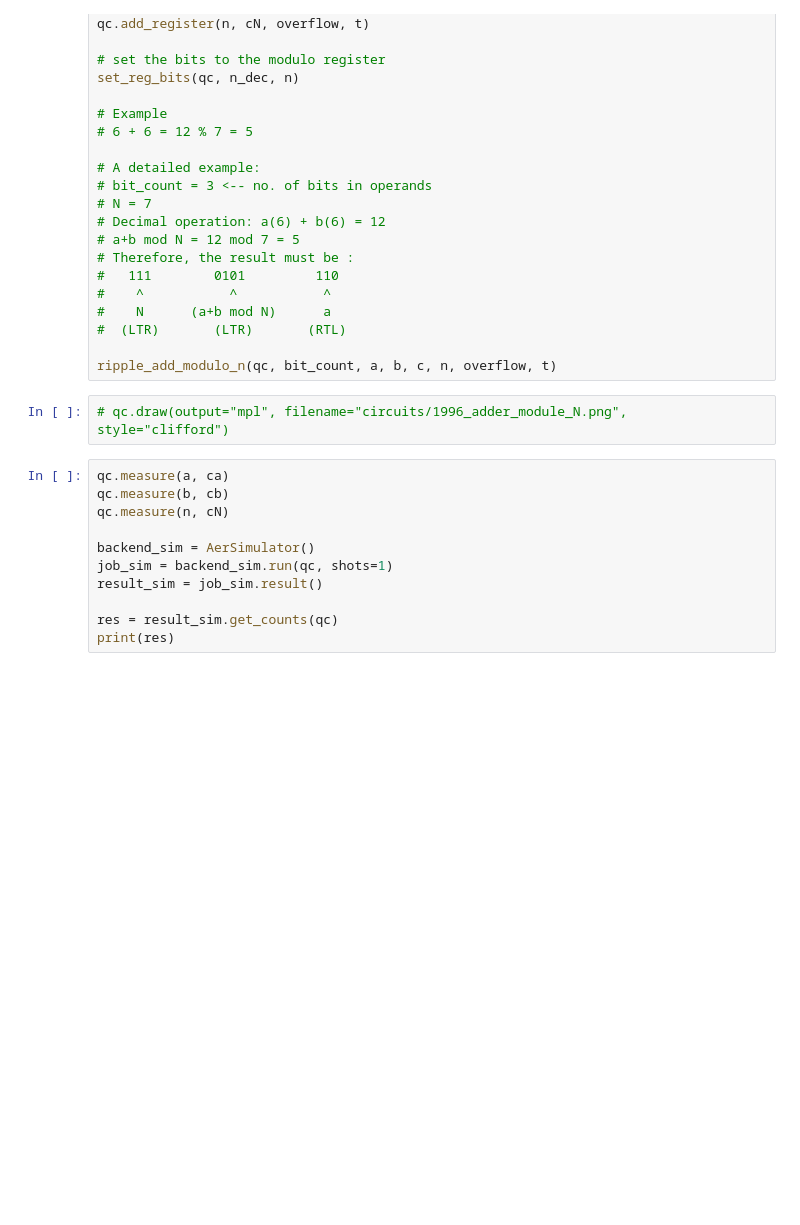
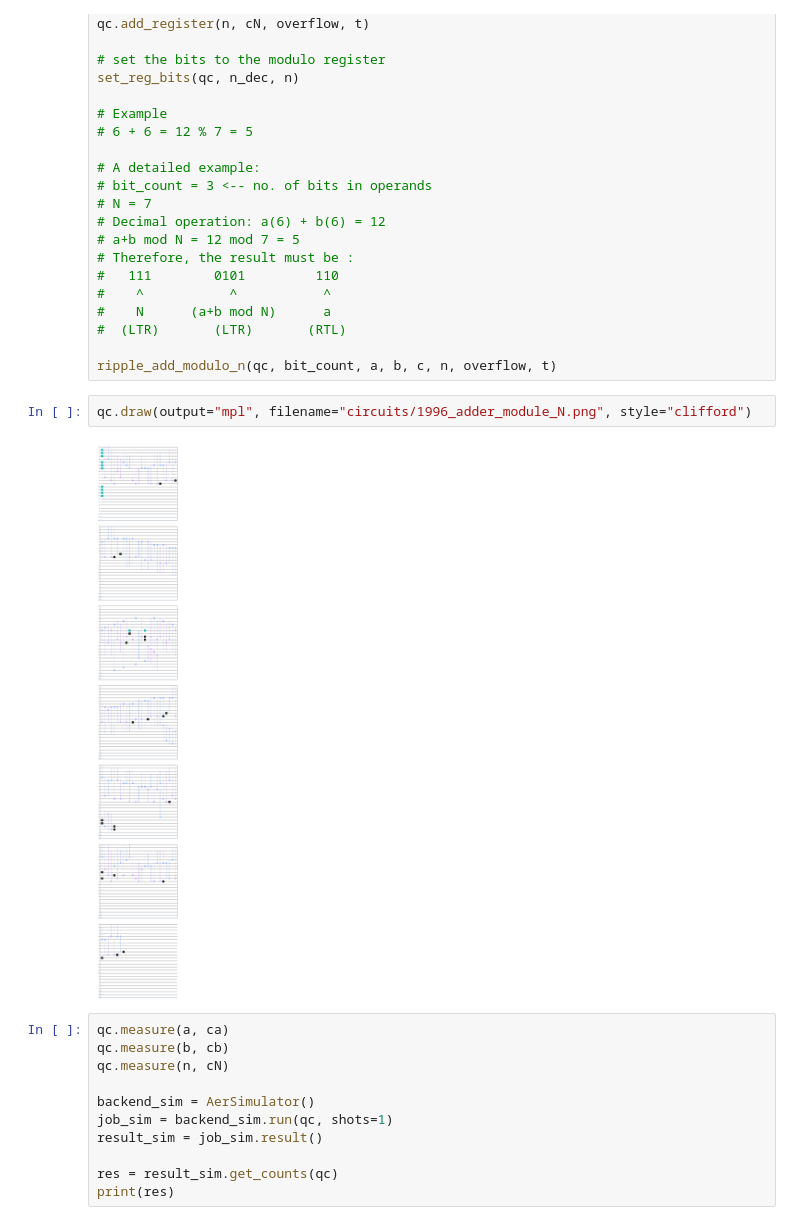
Before and after one commit to itsaky/quantum-arithmetic, a Jupyter notebook: 1996_adder_module_N.ipynb, the cells around one changed output. Cells and saved outputs as stored; diff of their text form; blank space fills up the shorter version.

Commit message:
fix: add circuit diagram for adder modulo N

```diff
--- a/1996_adder_module_N.ipynb
+++ b/1996_adder_module_N.ipynb
@@ -53,7 +53,9 @@ set_reg_bits(qc, n_dec, n)
 
 ripple_add_modulo_n(qc, bit_count, a, b, c, n, overflow, t)
 # %%
-# qc.draw(output="mpl", filename="circuits/1996_adder_module_N.png", style="clifford")
+qc.draw(output="mpl", filename="circuits/1996_adder_module_N.png", style="clifford")
+# %% [output]
+[figure, added]
 # %%
 qc.measure(a, ca)
 qc.measure(b, cb)
```
Also changed, not shown: 1 other file.
